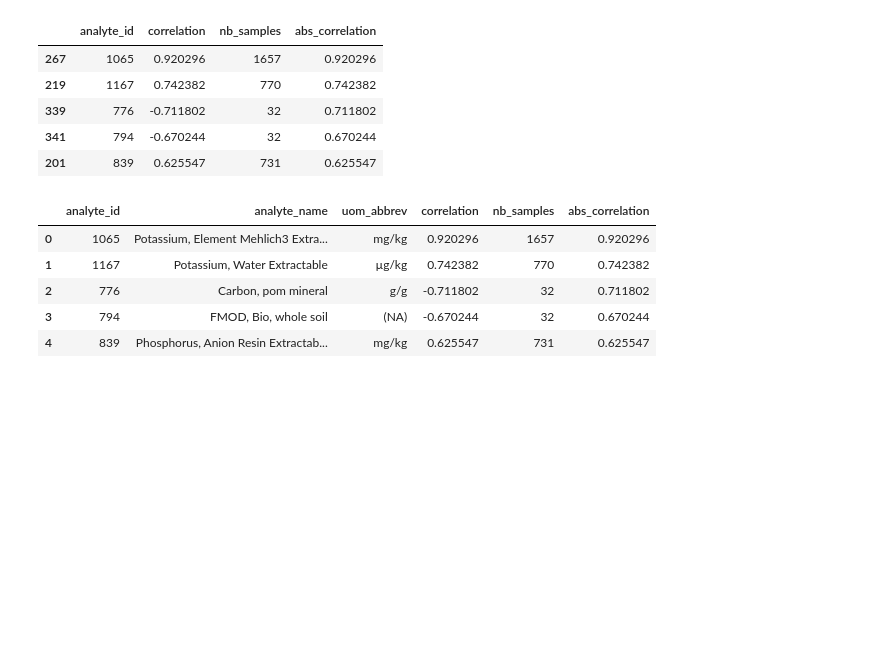
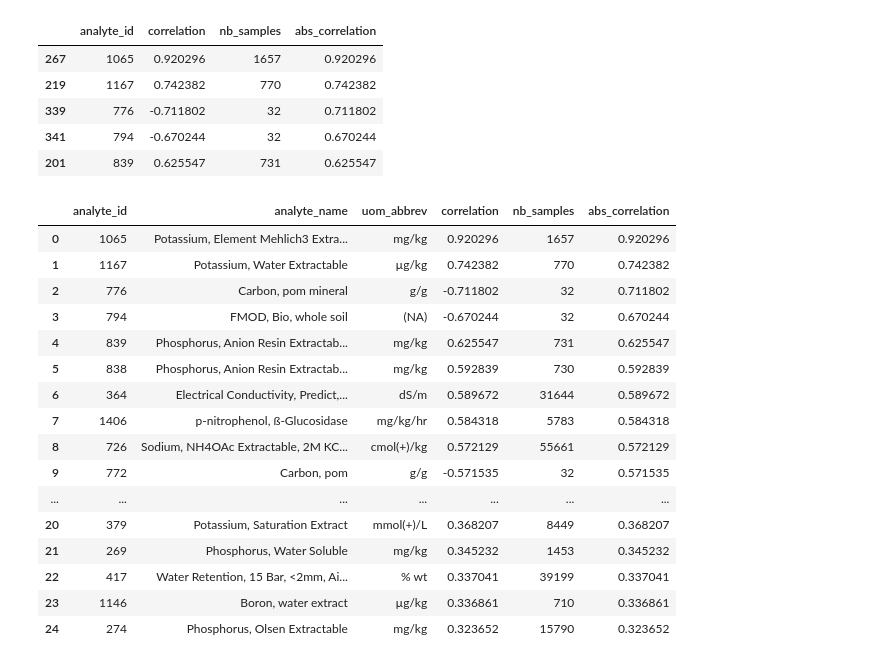
Before and after one commit to franckalbinet/spectrai, a Jupyter notebook: examples/predicting-analytes-from-analytes.ipynb, the cells around one changed output. Drawn from its saved outputs; the diff is of its cells as text; code cells hidden in the pictures; blank space fills up the shorter version.

```diff
--- a/examples/predicting-analytes-from-analytes.ipynb
+++ b/examples/predicting-analytes-from-analytes.ipynb
@@ -229,13 +229,24 @@ df_corrs.head()
 df_corrs = df_corrs.merge(df_analytes[['analyte_id', 'analyte_name', 'uom_abbrev']],
                           on='analyte_id')[['analyte_id', 'analyte_name', 'uom_abbrev', 'correlation', 'nb_samples', 'abs_correlation']]
 # %%
-df_corrs.head()
+df_corrs.head(25)
 # %% [output]
 |  | analyte_id | analyte_name | uom_abbrev | correlation | nb_samples | abs_correlation |
 | 0 | 1065 | Potassium, Element Mehlich3 Extra... | mg/kg | 0.920296 | 1657 | 0.920296 |
 | 1 | 1167 | Potassium, Water Extractable | µg/kg | 0.742382 | 770 | 0.742382 |
 | 2 | 776 | Carbon, pom mineral | g/g | -0.711802 | 32 | 0.711802 |
 | 3 | 794 | FMOD, Bio, whole soil | (NA) | -0.670244 | 32 | 0.670244 |
 | 4 | 839 | Phosphorus, Anion Resin Extractab... | mg/kg | 0.625547 | 731 | 0.625547 |
+| 5 | 838 | Phosphorus, Anion Resin Extractab... | mg/kg | 0.592839 | 730 | 0.592839 |
+| 6 | 364 | Electrical Conductivity, Predict,... | dS/m | 0.589672 | 31644 | 0.589672 |
+| 7 | 1406 | p-nitrophenol, ß-Glucosidase | mg/kg/hr | 0.584318 | 5783 | 0.584318 |
+| 8 | 726 | Sodium, NH4OAc Extractable, 2M KC... | cmol(+)/kg | 0.572129 | 55661 | 0.572129 |
+| 9 | 772 | Carbon, pom | g/g | -0.571535 | 32 | 0.571535 |
+| ... | ... | ... | ... | ... | ... | ... |
+| 20 | 379 | Potassium, Saturation Extract | mmol(+)/L | 0.368207 | 8449 | 0.368207 |
+| 21 | 269 | Phosphorus, Water Soluble | mg/kg | 0.345232 | 1453 | 0.345232 |
+| 22 | 417 | Water Retention, 15 Bar, <2mm, Ai... | % wt | 0.337041 | 39199 | 0.337041 |
+| 23 | 1146 | Boron, water extract | µg/kg | 0.336861 | 710 | 0.336861 |
+| 24 | 274 | Phosphorus, Olsen Extractable | mg/kg | 0.323652 | 15790 | 0.323652 |
 # %%
 df_corrs.to_excel('data/correlations_with_potassium.xlsx', float_format="%.2f", index=False)
```
Also changed, not shown: 6 other files.
